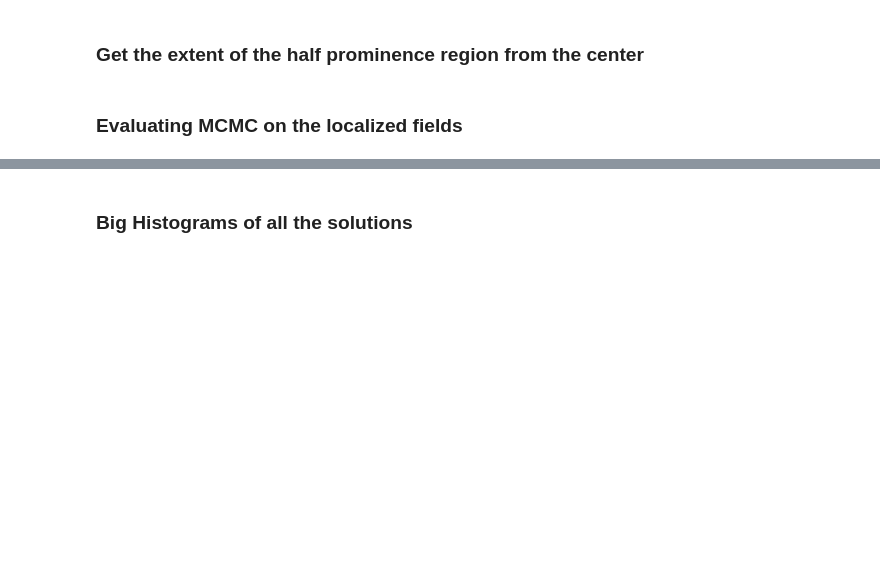
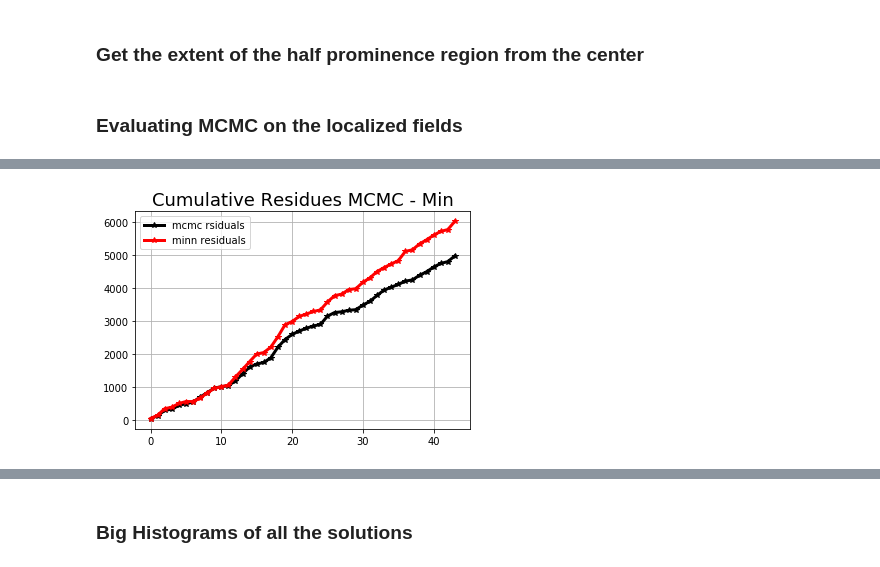
Before and after one commit to kommalapatisahil/CoherentStructures, a Jupyter notebook: SMR_W14_automation_heightV5.ipynb, the cells around one changed output, grey strips where cells are left out. Cells and saved outputs as stored; diff of their text form; code cells hidden in the pictures; blank space fills up the shorter version.

Commit message:
Update SMR_W14_automation_heightV5.ipynb
Best implementation with MCMC-Min errors

```diff
--- a/SMR_W14_automation_heightV5.ipynb
+++ b/SMR_W14_automation_heightV5.ipynb
@@ -396,14 +379,16 @@ IndexError: index 1 is out of bounds for axis 0 with size 0
 # %%
 lkeys = [i for i in samp_dir.keys() if mc_resdir[i] != -1]
 
 samps = [samp_dir[l] for l in lkeys]
 mc_res = [mc_resdir[l] for l in lkeys]
 min_res = [min_resdir[l] for l in lkeys]
 
 plt.figure()
-plt.plot(np.cumsum(mc_res), '*k', lineWidth = '3', label = 'mcmc rsiduals')
-plt.plot(np.cumsum(min_res), '*r', lineWidth = '3', label = 'minn residuals')
+plt.plot(np.cumsum(mc_res), '*-k', lineWidth = '3', label = 'mcmc rsiduals')
+plt.plot(np.cumsum(min_res), '*-r', lineWidth = '3', label = 'minn residuals')
 plt.grid()
-plt.title('Residues MCMC - Min')
+plt.title('Cumulative Residues MCMC - Min', fontSize = 18)
 plt.legend()
 plt.show()
+# %% [output]
+[figure, added]
```
Also changed, not shown: parts of 14 cells of this notebook.
